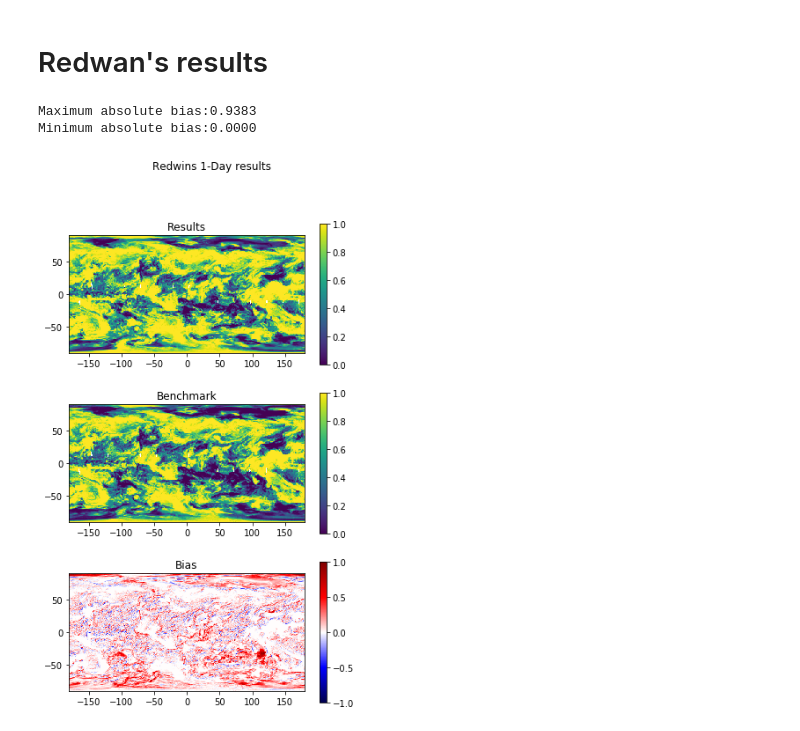
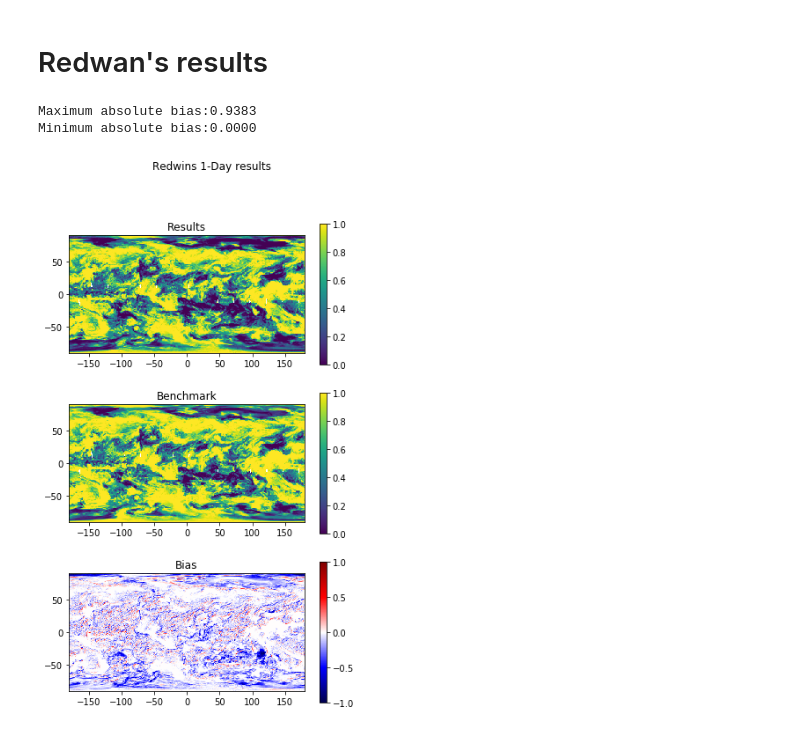
Before and after one commit to big-data-lab-umbc/MODIS_Aggregation, a Jupyter notebook: source/baseline/Comparison_tool.ipynb, the cells around one changed output. Saved outputs shown, nothing was run; the diff lists cells and outputs as text; code cells hidden in the pictures.

```diff
--- a/source/baseline/Comparison_tool.ipynb
+++ b/source/baseline/Comparison_tool.ipynb
@@ -17,13 +18,13 @@ Minimum absolute bias:0.0000
 # %%
 benchmark_p="/umbc/xfs1/jianwu/users/charaj1/CMAC/MODIS-Aggregation/output-data/benchmark/MODAgg_3var_parMonth/"
 CF_BMK,_,_=readData(benchmark_p+"MODAgg_3var_parMonth_20080101.hdf5")#Benchmark
 #Redwan's results (He does not use save_hdf() to save output files.)
 from netCDF4 import Dataset
-f = Dataset(rwDay_resu, "r")
+f = Dataset("/umbc/xfs1/jianwu/users/rwalid1/individual/work/Cybtrn-team3/Jan_CF_XR_L2L3_Jun19_n4_run1_1day.nc", "r")
 CF_Res=f.variables['__xarray_dataarray_variable__'][:]
 f.close()
-fig1,fig1_ttl=doPlot(CF_BMK,CF_Res,'Redwins 1-Day results')
+fig1,fig1_ttl=doPlot(CF_Res,CF_BMK,'Redwins 1-Day results')
 # %% [output]
 Maximum absolute bias:0.9383
 Minimum absolute bias:0.0000
-[figure, old version]
+[figure, new version]
```
Also changed, not shown: parts of 7 cells of this notebook, 1 other file.
